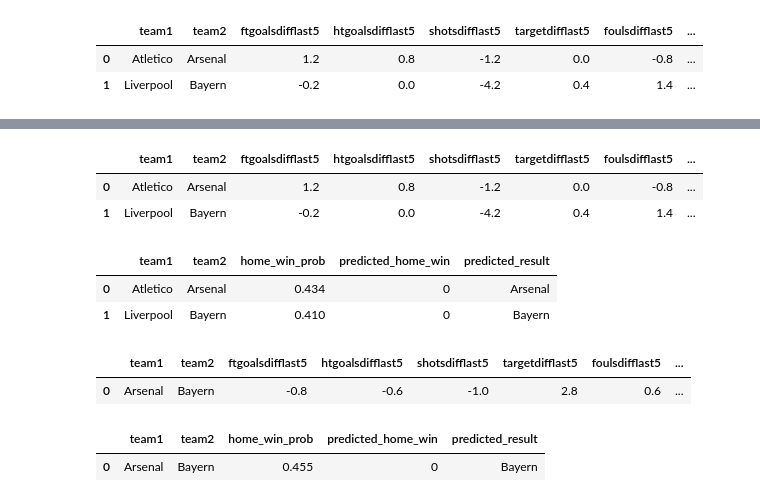
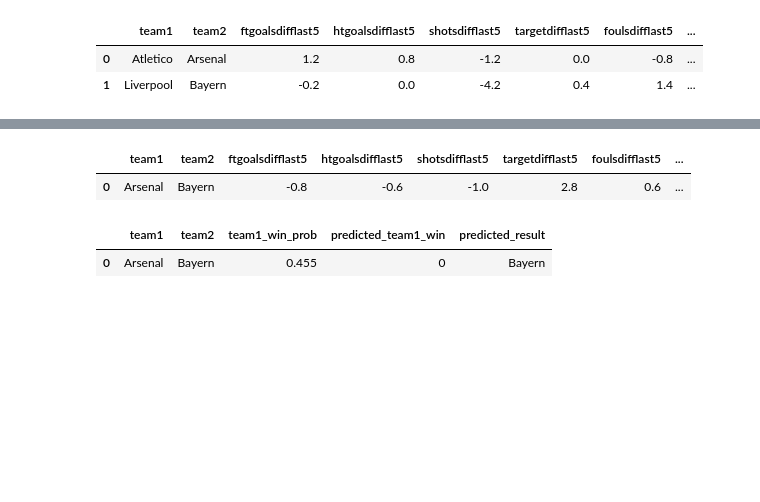
Before and after one commit to iAboud98/champions-league-winner-prediction-2025-2026, a Jupyter notebook: main.ipynb, the cells around one changed output, grey strips where cells are left out. Saved outputs shown, nothing was run; the diff lists cells and outputs as text; code cells hidden in the pictures; blank space fills up the shorter version.

```diff
--- a/main.ipynb
+++ b/main.ipynb
@@ -1042,52 +1091,3 @@ predictions_df
-# %%
-fixtures_new = [
-    ("Atletico", "Arsenal"),
-    ("Liverpool", "Bayern"),
-]
-
-team_features_new = ucl_df.set_index("Team").copy()
-numeric_cols_new = team_features_new.select_dtypes(include=[np.number]).columns.tolist()
-
-h2h_rows_new = []
-for team1, team2 in fixtures_new:
-    diff_row = team_features_new.loc[team1, numeric_cols_new] - team_features_new.loc[team2, numeric_cols_new]
-
-    if "elo" in diff_row.index:
-        diff_row = diff_row.rename(index={"elo": "elodiff"})
-
-    row = {
-        "team1": team1,
-        "team2": team2,
-    }
-    row.update(diff_row.to_dict())
-    h2h_rows_new.append(row)
-
-h2h_df_new = pd.DataFrame(h2h_rows_new)
-h2h_df_new
-# %% [output]
-|  | team1 | team2 | ftgoalsdifflast5 | htgoalsdifflast5 | shotsdifflast5 | targetdifflast5 | foulsdifflast5 | ... |
-| 0 | Atletico | Arsenal | 1.2 | 0.8 | -1.2 | 0.0 | -0.8 | ... |
-| 1 | Liverpool | Bayern | -0.2 | 0.0 | -4.2 | 0.4 | 1.4 | ... |
-# %%
-X_h2h_new = h2h_df_new.reindex(columns=predictors, fill_value=0)
-
-pred_label_new = rf_model.predict(X_h2h_new)
-pred_proba_new = rf_model.predict_proba(X_h2h_new)[:, 1]
-
-predictions_new_df = h2h_df_new[["team1", "team2"]].copy()
-predictions_new_df["home_win_prob"] = pred_proba_new
-predictions_new_df["predicted_home_win"] = pred_label_new
-predictions_new_df["predicted_result"] = np.where(
-    predictions_new_df["predicted_home_win"] == 1,
-    predictions_new_df["team1"],
-    predictions_new_df["team2"],
-)
-
-predictions_new_df
-# %% [output]
-|  | team1 | team2 | home_win_prob | predicted_home_win | predicted_result |
-| 0 | Atletico | Arsenal | 0.434 | 0 | Arsenal |
-| 1 | Liverpool | Bayern | 0.410 | 0 | Bayern |
 # %%
 team1, team2 = "Arsenal", "Bayern"
 
@@ -1109,19 +1109,19 @@ h2h_one_row_df
 # %%
 X_one_row = h2h_one_row_df.reindex(columns=predictors, fill_value=0)
 
 pred_label_one = rf_model.predict(X_one_row)
 pred_proba_one = rf_model.predict_proba(X_one_row)[:, 1]
 
 prediction_one_row_df = h2h_one_row_df[["team1", "team2"]].copy()
-prediction_one_row_df["home_win_prob"] = pred_proba_one
-prediction_one_row_df["predicted_home_win"] = pred_label_one
+prediction_one_row_df["team1_win_prob"] = pred_proba_one
+prediction_one_row_df["predicted_team1_win"] = pred_label_one
 prediction_one_row_df["predicted_result"] = np.where(
-    prediction_one_row_df["predicted_home_win"] == 1,
+    prediction_one_row_df["predicted_team1_win"] == 1,
     prediction_one_row_df["team1"],
     prediction_one_row_df["team2"],
 )
 
 prediction_one_row_df
 # %% [output]
-|  | team1 | team2 | home_win_prob | predicted_home_win | predicted_result |
+|  | team1 | team2 | team1_win_prob | predicted_team1_win | predicted_result |
 | 0 | Arsenal | Bayern | 0.455 | 0 | Bayern |
```
Also changed, not shown: parts of 3 cells of this notebook, 1 other file.
